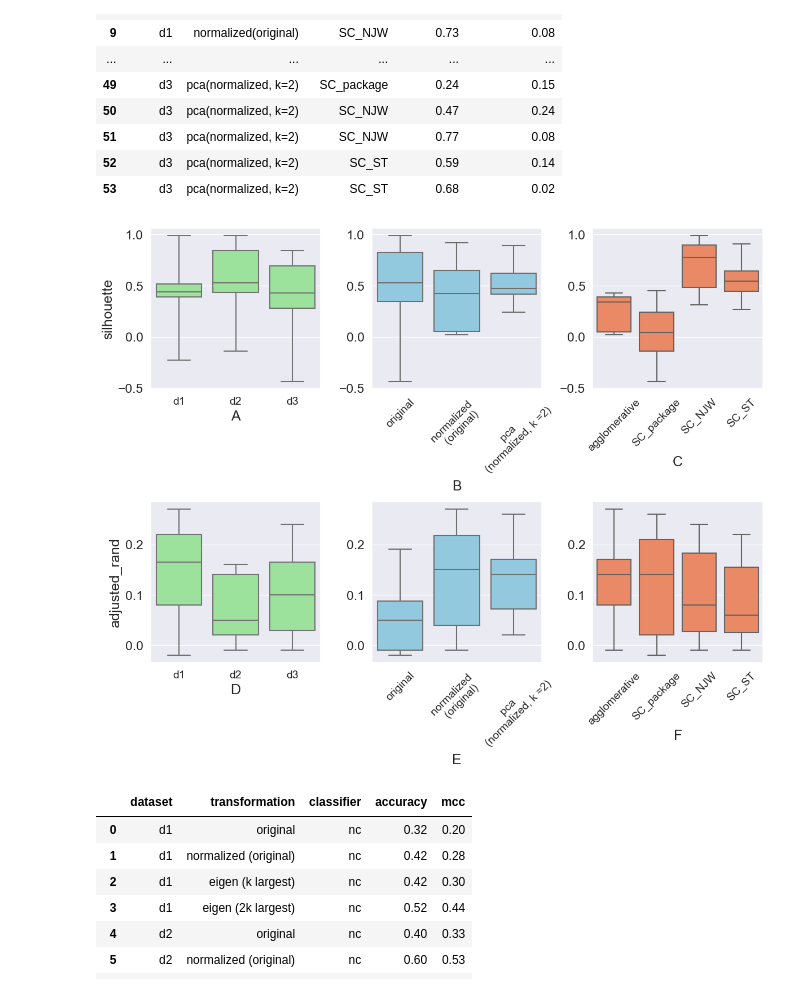
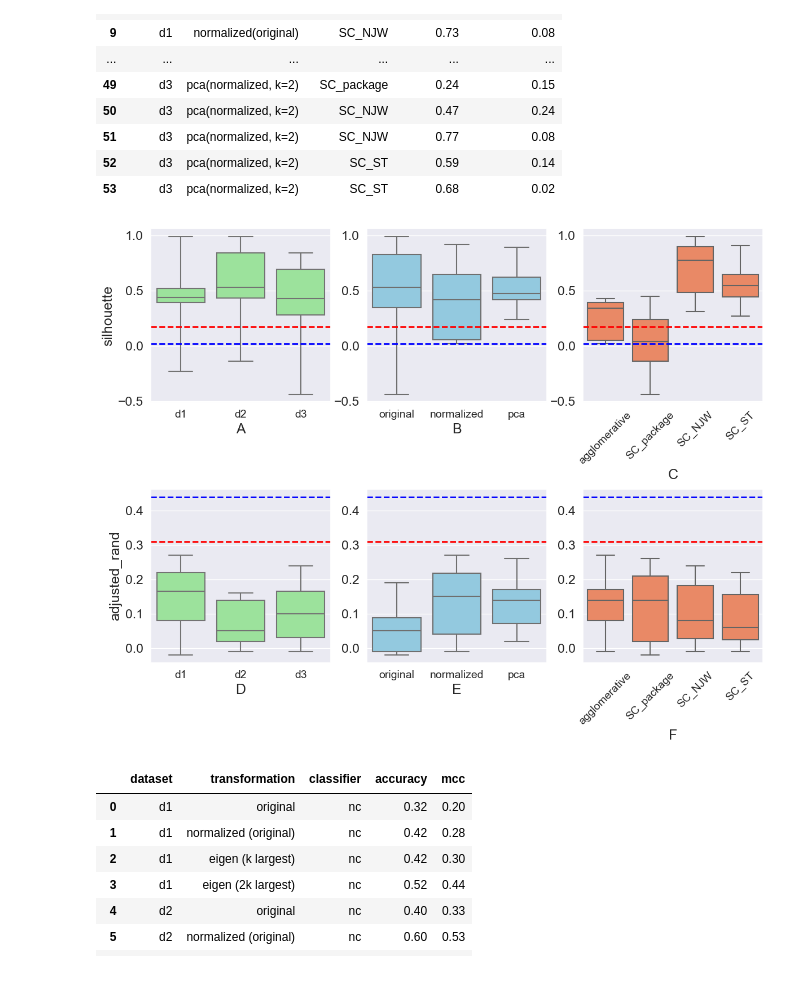
Before and after one commit to clumsyspeedboat/clustering_metaproteins, a Jupyter notebook: performance_evaluation.ipynb, the cells around one changed output. Saved outputs shown, nothing was run; the diff lists cells and outputs as text; code cells hidden in the pictures.

```diff
--- a/performance_evaluation.ipynb
+++ b/performance_evaluation.ipynb
@@ -137,47 +137,64 @@ fig, axes = plt.subplots(2, 3, figsize=(14, 10), sharey=False)
 sns.set(font_scale = 1.5)
 
 box1 = sns.boxplot(ax = axes[0,0], data=df_clustering, x="dataset", y="silhouette", color = "lightgreen", whis = 5)
+box1.axhline(0.17, ls='--', color = 'red', linewidth = 2, label = 'd1')
+box1.axhline(0.02, ls='--', color = 'blue', linewidth = 2, label = 'd2')
+
 box2 = sns.boxplot(ax = axes[0,1], data=df_clustering, x="transformation", y="silhouette", color = "skyblue", whis = 4)
+box2.axhline(0.17, ls='--', color = 'red', linewidth = 2, label = 'd1')
+box2.axhline(0.02, ls='--', color = 'blue', linewidth = 2, label = 'd2')
+
 box3 = sns.boxplot(ax = axes[0,2], data=df_clustering, x="clustering", y="silhouette", color = "coral")
+box3.axhline(0.17, ls='--', color = 'red', linewidth = 2, label = 'd1')
+box3.axhline(0.02, ls='--', color = 'blue', linewidth = 2, label = 'd2')
+
 box4 = sns.boxplot(ax = axes[1,0], data=df_clustering, x="dataset", y="adjusted_rand", color = "lightgreen")
+box4.axhline(0.31, ls='--', color = 'red', linewidth = 2, label = 'd1')
+box4.axhline(0.44, ls='--', color = 'blue', linewidth = 2, label = 'd2')
+
 box5 = sns.boxplot(ax = axes[1,1], data=df_clustering, x="transformation", y="adjusted_rand", color = "skyblue")
+box5.axhline(0.31, ls='--', color = 'red', linewidth = 2, label = 'd1')
+box5.axhline(0.44, ls='--', color = 'blue', linewidth = 2, label = 'd2')
+
 box6 = sns.boxplot(ax = axes[1,2], data=df_clustering, x="clustering", y="adjusted_rand", color = "coral")
+box6.axhline(0.31, ls='--', color = 'red', linewidth = 2, label = 'd1')
+box6.axhline(0.44, ls='--', color = 'blue', linewidth = 2, label = 'd2')
 
 # box1.set_xticklabels(['R \n (csv)','Python \n (csv)','JAVA \n (csv)', 'DTP \n (csv)', 'DTP \n (nodes)'])
-box2.set_xticklabels(['original','normalized \n (original)','pca \n (normalized, k =2)'])
+box2.set_xticklabels(['original','normalized','pca'])
 # box3.set_xticklabels(['Dataset \n 1','Dataset \n 2','Dataset \n 3'])
 # box4.set_xticklabels(['R \n (csv)','Python \n (csv)','JAVA \n (csv)', 'DTP \n (csv)', 'DTP \n (nodes)'])
-box5.set_xticklabels(['original','normalized \n (original)','pca \n (normalized, k =2)'])
+box5.set_xticklabels(['original','normalized','pca'])
 # box6.set_xticklabels(['Dataset \n 1','Dataset \n 2','Dataset \n 3'])
 
 box1.set(xlabel="A")
 box2.set(xlabel="B")
 box3.set(xlabel="C")
 box4.set(xlabel="D")
 box5.set(xlabel="E")
 box6.set(xlabel="F")
 
 box1.set_ylabel('silhouette', fontsize = 18)
 box2.set(ylabel=None)
 box3.set(ylabel=None)
 box4.set_ylabel('adjusted_rand', fontsize = 18)
 box5.set(ylabel=None)
 box6.set(ylabel=None)
 
 box1.set_xticklabels(box1.get_xticklabels(), size = 14)
-box2.set_xticklabels(box2.get_xticklabels(), size = 14, rotation = 45)
+box2.set_xticklabels(box2.get_xticklabels(), size = 14)
 box3.set_xticklabels(box3.get_xticklabels(), size = 14, rotation = 45)
 box4.set_xticklabels(box1.get_xticklabels(), size = 14)
-box5.set_xticklabels(box2.get_xticklabels(), size = 14, rotation = 45)
+box5.set_xticklabels(box2.get_xticklabels(), size = 14)
 box6.set_xticklabels(box3.get_xticklabels(), size = 14, rotation = 45)
 
 # box1.set(ylim=(61, 93))
 # box2.set(ylim=(61, 93))
 # box3.set(ylim=(61, 93))
 
-fig.subplots_adjust(wspace=0.3, hspace=0.7)
+fig.subplots_adjust(wspace=0.2, hspace=0.5)
 # %% [output]
-[figure, old version]
+[figure, new version]
 # %%
 # Classification accuracy and mcc values
 
```
Also changed, not shown: parts of 1 cell of this notebook.
